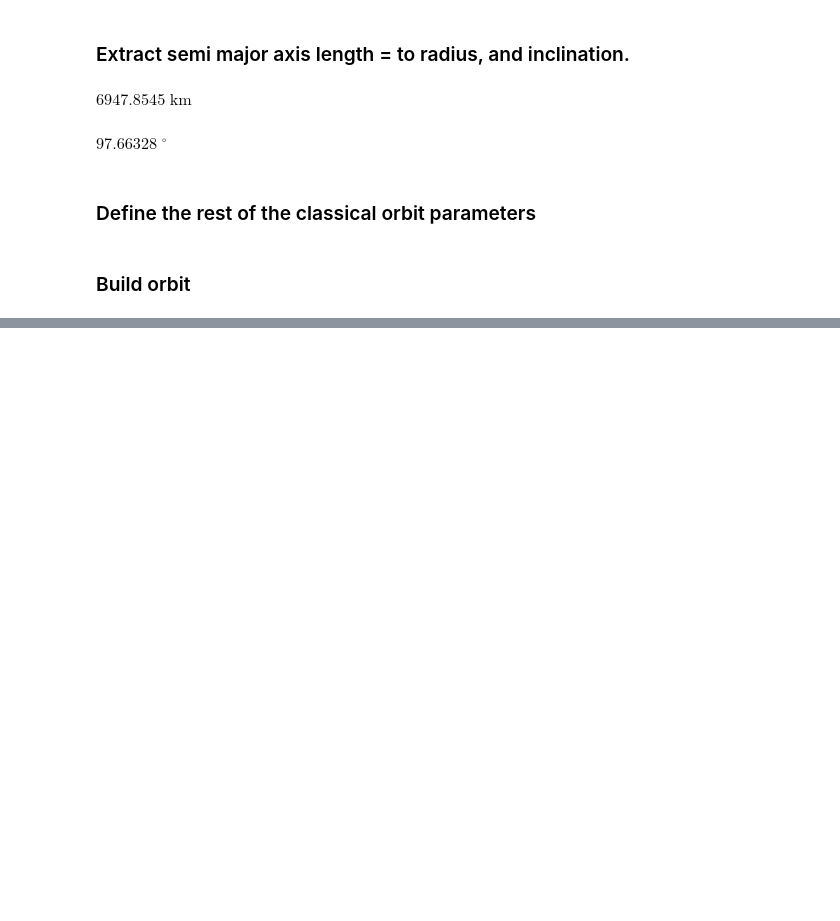
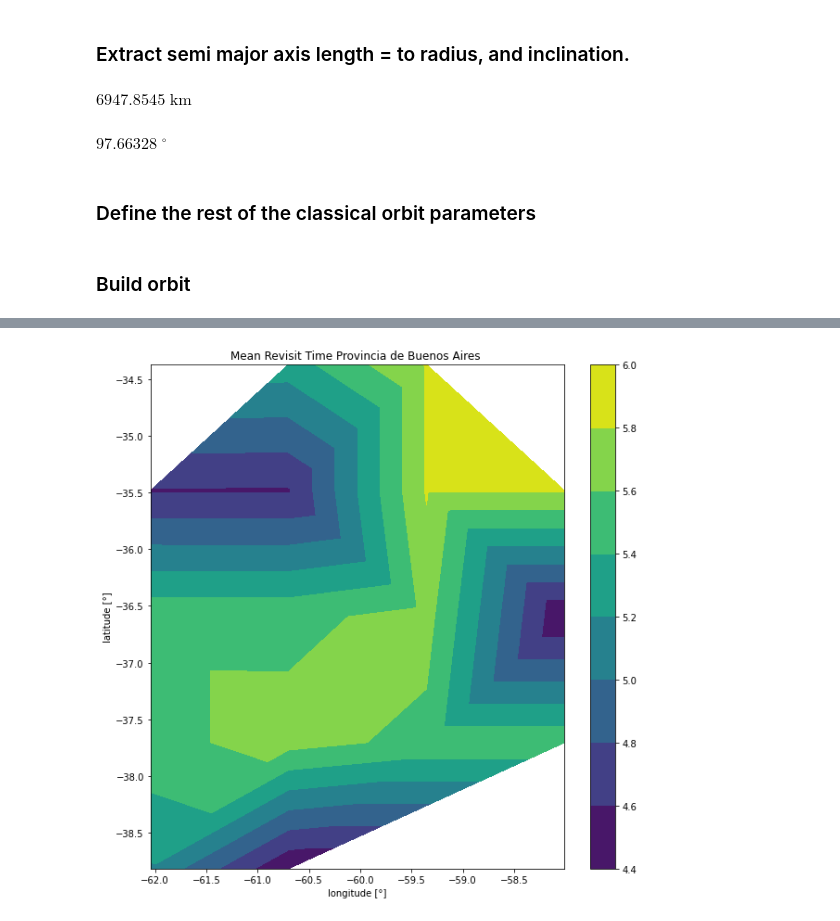
Before and after one commit to ivanbelenky/Ctll, a Jupyter notebook: notebooks/Test Case.ipynb, the cells around one changed output, grey strips where cells are left out. Saved outputs shown, nothing was run; the diff lists cells and outputs as text; code cells hidden in the pictures; blank space fills up the shorter version.

```diff
--- a/notebooks/Test Case.ipynb
+++ b/notebooks/Test Case.ipynb
@@ -215,0 +219,2 @@ $2.4986467 \times 10^{-7} \; \mathrm{rad}$
+# %%
+ctll_hrgt = ctll.Ctll.from_WalkerDelta(4, 1, 0, orb.a, orb.ecc, orb.inc, orb.argp, raan_offset=orb.raan, nu_offset=nu, instruments=instr_1)
@@ -215,0 +225,6 @@ $2.4986467 \times 10^{-7} \; \mathrm{rad}$
+# %%
+T=10
+ti=20
+# %%
+from CtllDes.utils import sunearth
+rsun = sunearth.bodies_vector(T, ti, Earth, Sun, epoch=today)
@@ -215,0 +277,2 @@ $2.4986467 \times 10^{-7} \; \mathrm{rad}$
+# %%
+cov_baires_ctll_hrgt = Coverages.from_ctll(ctll_hrgt, bs_as, T, dt=ti, r_sun=rsun, lon_offset=cordoba_offset, J2=True)
@@ -215,0 +288,5 @@ $2.4986467 \times 10^{-7} \; \mathrm{rad}$
+# %%
+plot_Targets_merit(cov_baires_ctll_hrgt.collapse_sats().to_df(), bs_as, target_name = 'Provincia de Buenos Aires', accumulated=False, response=False,
+                  average_time_gap=False)
+# %% [output]
+[figure, added]
```
Also changed, not shown: parts of 40 cells of this notebook, 3 other files.
